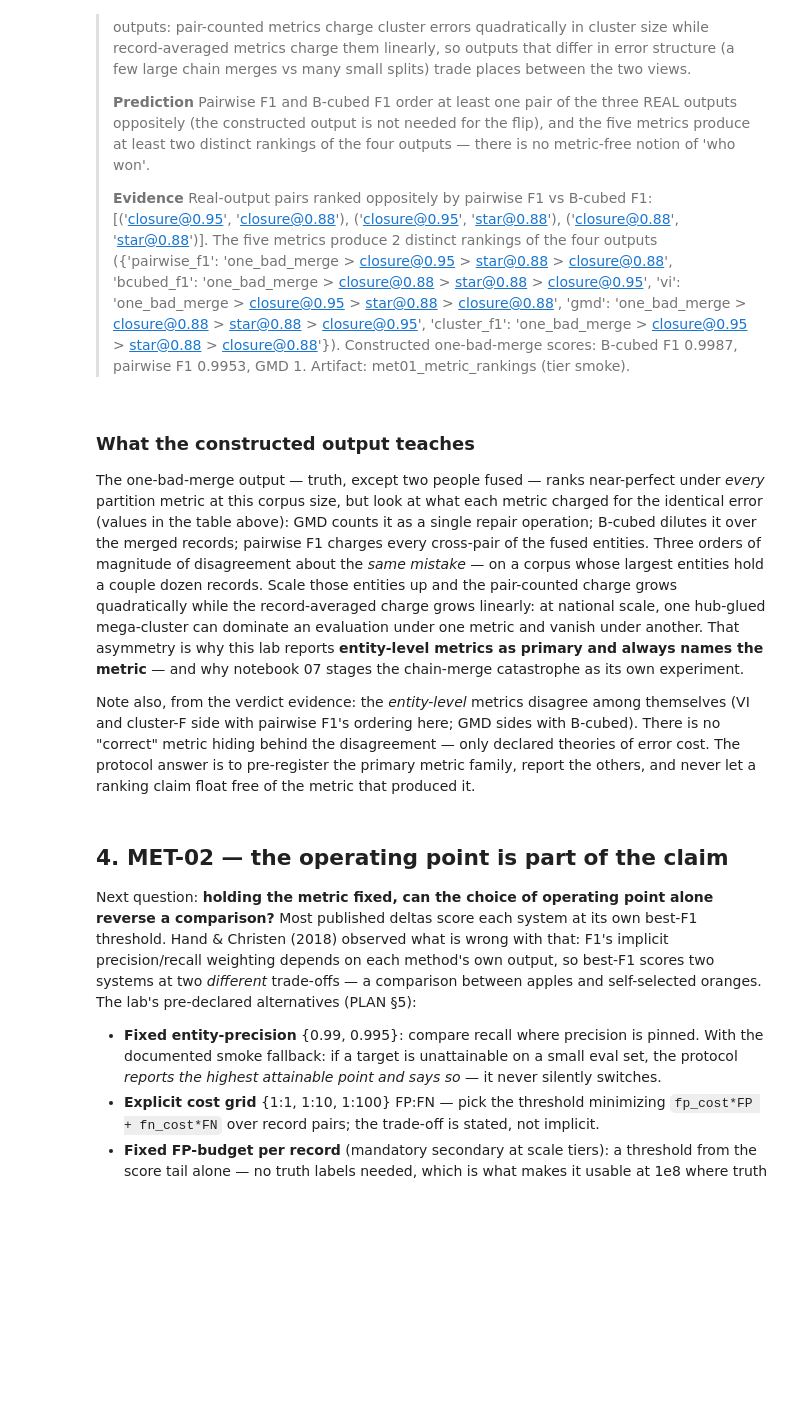
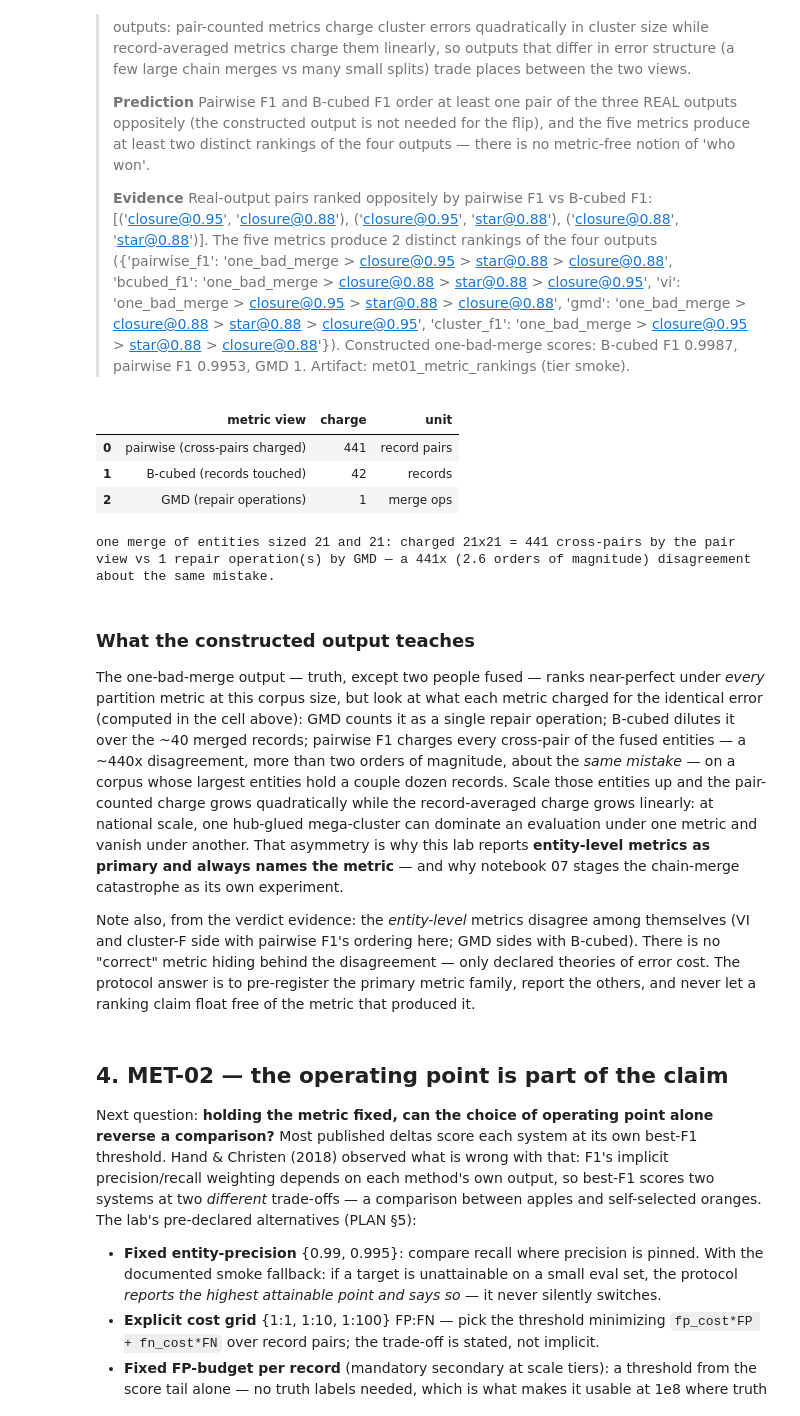
Before and after one commit to sinaghadermarzi/embedding-based-entity-resolution, a Jupyter notebook: notebooks/02_how_to_tell_who_won.ipynb, the cells around one changed output. Cells and saved outputs as stored; diff of their text form; code cells hidden in the pictures; blank space fills up the shorter version.

```diff
--- a/notebooks/02_how_to_tell_who_won.ipynb
+++ b/notebooks/02_how_to_tell_who_won.ipynb
@@ -480,15 +480,42 @@ _ = cards.verdict_box(
 > **Prediction** Pairwise F1 and B-cubed F1 order at least one pair of the three REAL outputs oppositely (the constructed output is not needed for the flip), and the five metrics produce at least two distinct rankings of the four outputs — there is no metric-free notion of 'who won'.
 >
 > **Evidence** Real-output pairs ranked oppositely by pairwise F1 vs B-cubed F1: [('closure@0.95', 'closure@0.88'), ('closure@0.95', 'star@0.88'), ('closure@0.88', 'star@0.88')]. The five metrics produce 2 distinct rankings of the four outputs ({'pairwise_f1': 'one_bad_merge > closure@0.95 > star@0.88 > closure@0.88', 'bcubed_f1': 'one_bad_merge > closure@0.88 > star@0.88 > closure@0.95', 'vi': 'one_bad_merge > closure@0.95 > star@0.88 > closure@0.88', 'gmd': 'one_bad_merge > closure@0.88 > star@0.88 > closure@0.95', 'cluster_f1': 'one_bad_merge > closure@0.95 > star@0.88 > closure@0.88'}). Constructed one-bad-merge scores: B-cubed F1 0.9987, pairwise F1 0.9953, GMD 1. Artifact: met01_metric_rankings (tier smoke).
+# %%
+# What did each metric CHARGE for the one constructed merge? Computed, not asserted:
+# pairwise counts the cross-pairs of the fused entities (s_a * s_b), B-cubed spreads the
+# error over the records touched (s_a + s_b), GMD prices the repair (operations to fix).
+s_a, s_b = int(ent_sizes[top2[0]]), int(ent_sizes[top2[1]])
+gmd_ops = round(float(con["gmd"]))
+merge_charge = pd.DataFrame(
+    [
+        ("pairwise (cross-pairs charged)", s_a * s_b, "record pairs"),
+        ("B-cubed (records touched)", s_a + s_b, "records"),
+        ("GMD (repair operations)", gmd_ops, "merge ops"),
+    ],
+    columns=["metric view", "charge", "unit"],
+)
+display(merge_charge)
+charge_ratio = (s_a * s_b) / max(gmd_ops, 1)
+print(f"one merge of entities sized {s_a} and {s_b}: charged {s_a}x{s_b} = {s_a * s_b} "
+      f"cross-pairs by the pair view vs {gmd_ops} repair operation(s) by GMD — "
+      f"a {charge_ratio:.0f}x ({np.log10(charge_ratio):.1f} orders of magnitude) "
+      f"disagreement about the same mistake.")
+# %% [output]
+|  | metric view | charge | unit |
+| 0 | pairwise (cross-pairs charged) | 441 | record pairs |
+| 1 | B-cubed (records touched) | 42 | records |
+| 2 | GMD (repair operations) | 1 | merge ops |
+one merge of entities sized 21 and 21: charged 21x21 = 441 cross-pairs by the pair view vs 1 repair operation(s) by GMD — a 441x (2.6 orders of magnitude) disagreement about the same mistake.
 # %% [markdown]
 ### What the constructed output teaches
 
 The one-bad-merge output — truth, except two people fused — ranks near-perfect under
 *every* partition metric at this corpus size, but look at what each metric charged for the
-identical error (values in the table above): GMD counts it as a single repair operation;
-B-cubed dilutes it over the merged records; pairwise F1 charges every cross-pair of the
-fused entities. Three orders of magnitude of disagreement about the *same mistake* — on a
-corpus whose largest entities hold a couple dozen records. Scale those entities up and the
+identical error (computed in the cell above): GMD counts it as a single repair operation;
+B-cubed dilutes it over the ~40 merged records; pairwise F1 charges every cross-pair of
+the fused entities — a ~440x disagreement, more than two orders of magnitude, about the
+*same mistake* — on a corpus whose largest entities hold a couple dozen records. Scale
+those entities up and the
 pair-counted charge grows quadratically while the record-averaged charge grows linearly:
 at national scale, one hub-glued mega-cluster can dominate an evaluation under one metric
 and vanish under another. That asymmetry is why this lab reports **entity-level metrics as
```
Also changed, not shown: parts of 4 cells of this notebook, 8 other files.
